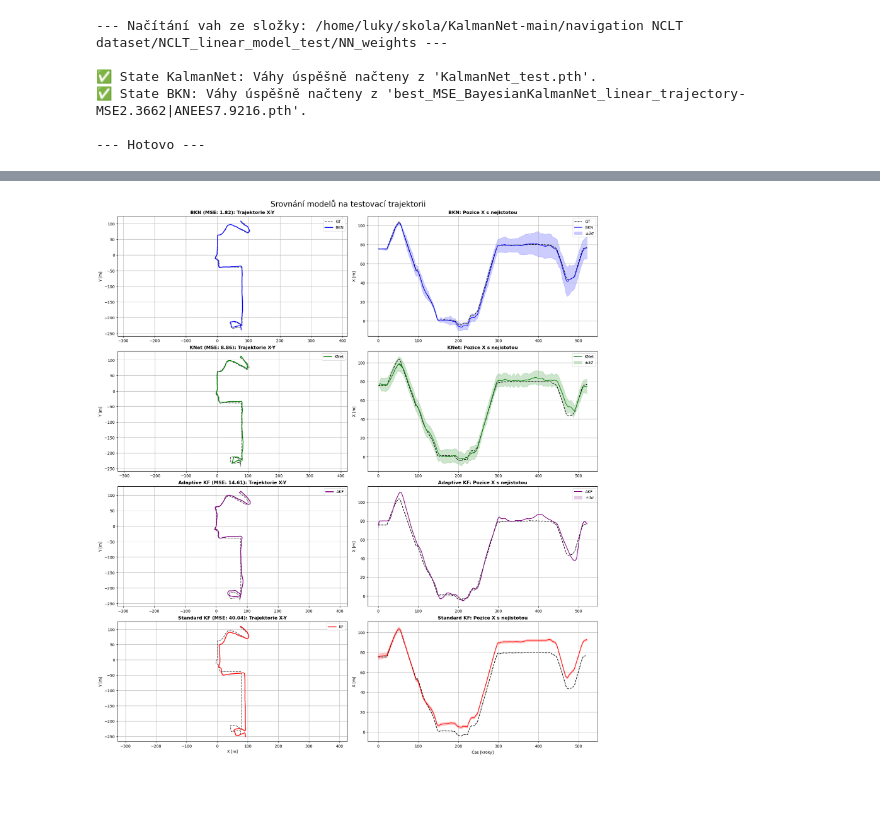
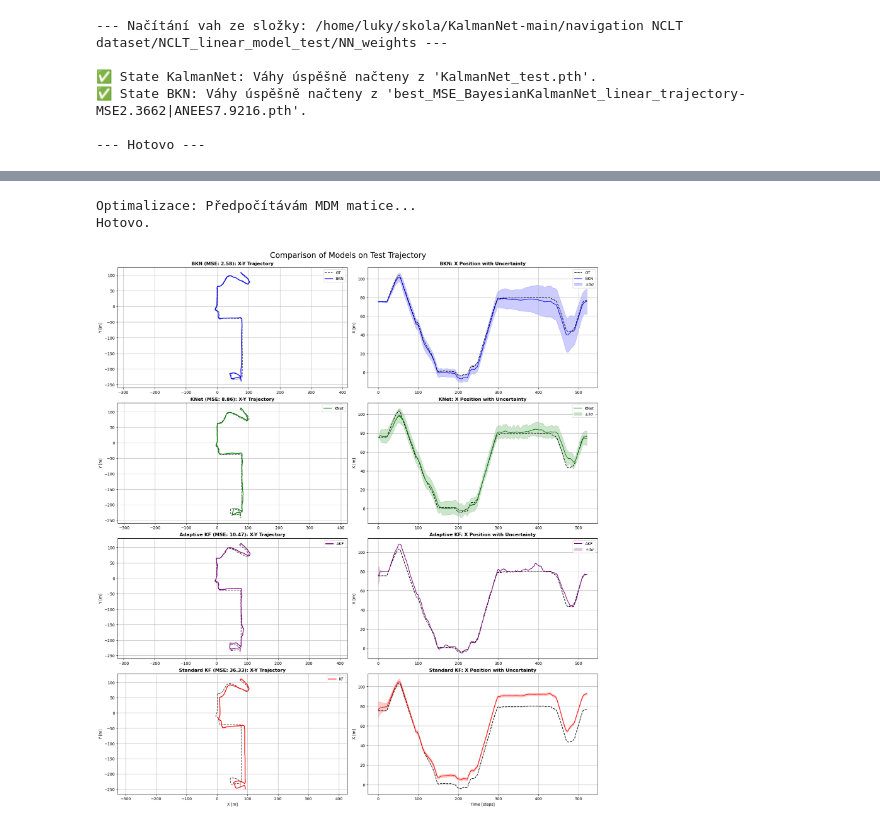
Before and after one commit to Lukas-Kozel/KalmanNet-for-state-estimation, a Jupyter notebook: navigation NCLT dataset/NCLT_linear_model_test/full_test_Linear_velocity_integration.ipynb, the cells around one changed output, grey strips where cells are left out. Drawn from its saved outputs; the diff is of its cells as text; code cells hidden in the pictures; blank space fills up the shorter version.

```diff
--- a/navigation NCLT dataset/NCLT_linear_model_test/full_test_Linear_velocity_integration.ipynb
+++ b/navigation NCLT dataset/NCLT_linear_model_test/full_test_Linear_velocity_integration.ipynb
@@ -224,8 +228,8 @@ H_design = torch.eye(n).float()
 # 4. Šum procesu (Q) - OPTIMALIZOVÁNO
 # ==========================================
 # Hodnota z Optuny (MSE ~760)
-q_scale = 0.00006806
-
+# q_scale = 0.00006806
+q_scale = 0.00013203
 # Používáme kinematický model (Discrete White Noise Acceleration),
 # který byl použit v optimalizačním skriptu.
 # Blok pro jednu dimenzi (pozice + rychlost):
@@ -242,8 +246,11 @@ Q_design = torch.block_diag(Q_block_val, Q_block_val).float()
 # 5. Šum měření (R) - OPTIMALIZOVÁNO
 # ==========================================
 # Hodnoty z Optuny
-var_gps = 38.370833  # Vysoká nedůvěra v GPS (odpovídá realitě NCLT)
-var_odo = 0.000560   # Extrémní důvěra v Odometrii
+# var_gps = 38.370833  # Vysoká nedůvěra v GPS (odpovídá realitě NCLT)
+# var_odo = 0.000560   # Extrémní důvěra v Odometrii
+var_gps = 39.321669
+var_odo = 0.00057
+
 
 # Pořadí stavů: [Pos_X, Vel_X, Pos_Y, Vel_Y]
 # Takže střídáme: [GPS, ODO, GPS, ODO]
@@ -256,7 +263,7 @@ R_design = torch.tensor([
 
 # 6. Počáteční podmínky
 m1x_0 = torch.zeros(m, 1).float()
-m2x_0 = torch.eye(m).float() * 1.0 # Zvýšena počáteční nejistota, aby se filtr rychleji chytil
+m2x_0 = torch.diag(torch.tensor([10.0, 1.0, 10.0, 1.0])) # Velká nejistota v pozici, menší v rychlosti
 
 print("\nInicializuji systém dle OPTIMALIZOVANÝCH parametrů (NCLT)...")
 print(f"Dimenze stavu: {m}, Dimenze měření: {n}")
@@ -527,7 +534,7 @@ from utils import utils # Tvůj modul pro ANEES
 # ==============================================================================
 # 0. KONFIGURACE
 # ==============================================================================
-J_SAMPLES = 5  # Počet vzorků pro Monte Carlo Dropout (Ensemble)
+J_SAMPLES = 100  # Počet vzorků pro Monte Carlo Dropout (Ensemble)
 
 # 1. Příprava BKN modelu (Bayesian)
 try:
@@ -555,8 +562,9 @@ ekf_filter = Filters.ExtendedKalmanFilter(sys_model)
 ukf_filter = Filters.UnscentedKalmanFilter(sys_model)
 # pf_filter = Filters.ParticleFilter(sys_model, num_particles=1000000) # Sníženo pro rychlost
 # apf_filter = Filters.VectorizedAuxiliaryParticleFilter(sys_model, num_particles=500000) # Sníženo pro rychlost
-akf_filter = Filters.StructuredAdaptiveKalmanFilter(sys_model, mdm_L=3, mdm_version=1, forgetting_factor=0.98)
-pf_filter = Filters.VectorizedParticleFilter(sys_model, num_particles=5000000) # Sníženo pro rychlost
+akf_filter = Filters.FastAdaptiveKalmanFilter(sys_model, mdm_L=4, mdm_version=1, forgetting_factor=1.0)
+
+pf_filter = Filters.VectorizedParticleFilter(sys_model, num_particles=1000000) # Sníženo pro rychlost
 kf_filter = Filters.KalmanFilter(sys_model)
 
 # ==============================================================================
@@ -860,12 +872,12 @@ mse_bkn = np.mean((bkn_est_np[1:] - gt_np[1:])**2)
 mse_akf = np.mean((akf_est_np[1:] - gt_np[1:])**2)
 mse_kf = np.mean((kf_est_np[1:] - gt_np[1:])**2)
 
-fig.suptitle(f"Srovnání modelů na testovací trajektorii", fontsize=20)
+fig.suptitle(f"Comparison of Models on Test Trajectory", fontsize=20)
 
 # --- ŘÁDEK 1: Bayesian KalmanNet ---
 axs[0, 0].plot(gt_np[:, 0], gt_np[:, 2], 'k--', label='GT', alpha=0.7)
 axs[0, 0].plot(bkn_est_np[:, 0], bkn_est_np[:, 2], 'b-', linewidth=2, label='BKN')
-axs[0, 0].set_title(f"BKN (MSE: {mse_bkn:.2f}): Trajektorie X-Y", fontweight='bold')
+axs[0, 0].set_title(f"BKN (MSE: {mse_bkn:.2f}): X-Y Trajectory", fontweight='bold')
 axs[0, 0].set_ylabel("Y [m]")
 axs[0, 0].legend()
 axs[0, 0].grid(True)
@@ -877,7 +889,7 @@ axs[0, 1].fill_between(time_steps,
                        bkn_est_np[:, 0] - 3*bkn_std_np[:, 0],
                        bkn_est_np[:, 0] + 3*bkn_std_np[:, 0],
                        color='blue', alpha=0.2, label='$\pm 3\sigma$')
-axs[0, 1].set_title("BKN: Pozice X s nejistotou", fontweight='bold')
+axs[0, 1].set_title("BKN: X Position with Uncertainty", fontweight='bold')
 axs[0, 1].set_ylabel("X [m]")
 axs[0, 1].legend()
 axs[0, 1].grid(True)
@@ -887,7 +899,7 @@ if knet_est_np is not None:
     mse_knet = np.mean((knet_est_np[1:] - gt_np[1:])**2)
     axs[1, 0].plot(gt_np[:, 0], gt_np[:, 2], 'k--', alpha=0.7)
     axs[1, 0].plot(knet_est_np[:, 0], knet_est_np[:, 2], 'g-', linewidth=2, label='KNet')
-    axs[1, 0].set_title(f"KNet (MSE: {mse_knet:.2f}): Trajektorie X-Y", fontweight='bold')
+    axs[1, 0].set_title(f"KNet (MSE: {mse_knet:.2f}): X-Y Trajectory", fontweight='bold')
     axs[1, 0].set_ylabel("Y [m]")
     axs[1, 0].legend()
     axs[1, 0].grid(True)
@@ -899,7 +911,7 @@ if knet_est_np is not None:
                            knet_est_np[:, 0] - 3*knet_std_np[:, 0],
                            knet_est_np[:, 0] + 3*knet_std_np[:, 0],
                            color='green', alpha=0.2, label='$\pm 3\sigma$')
-    axs[1, 1].set_title("KNet: Pozice X s nejistotou", fontweight='bold')
+    axs[1, 1].set_title("KNet: X Position with Uncertainty", fontweight='bold')
     axs[1, 1].set_ylabel("X [m]")
     axs[1, 1].legend()
     axs[1, 1].grid(True)
@@ -907,7 +919,7 @@ if knet_est_np is not None:
 # --- ŘÁDEK 3: Adaptive KF (AKF) - NOVÉ ---
 axs[2, 0].plot(gt_np[:, 0], gt_np[:, 2], 'k--', alpha=0.7)
 axs[2, 0].plot(akf_est_np[:, 0], akf_est_np[:, 2], color='purple', linewidth=2, label='AKF')
-axs[2, 0].set_title(f"Adaptive KF (MSE: {mse_akf:.2f}): Trajektorie X-Y", fontweight='bold')
+axs[2, 0].set_title(f"Adaptive KF (MSE: {mse_akf:.2f}): X-Y Trajectory", fontweight='bold')
 axs[2, 0].set_ylabel("Y [m]")
 axs[2, 0].legend()
 axs[2, 0].grid(True)
@@ -916,38 +928,40 @@ axs[2, 0].axis('equal')
 axs[2, 1].plot(time_steps, gt_np[:, 0], 'k--')
 axs[2, 1].plot(time_steps, akf_est_np[:, 0], color='purple', label='AKF')
 axs[2, 1].fill_between(time_steps,
                        akf_est_np[:, 0] - 3*akf_std_np[:, 0],
                        akf_est_np[:, 0] + 3*akf_std_np[:, 0],
                        color='purple', alpha=0.2, label='$\pm 3\sigma$')
-axs[2, 1].set_title("Adaptive KF: Pozice X s nejistotou", fontweight='bold')
+axs[2, 1].set_title("Adaptive KF: X Position with Uncertainty", fontweight='bold')
 axs[2, 1].set_ylabel("X [m]")
 axs[2, 1].legend()
 axs[2, 1].grid(True)
 
 # --- ŘÁDEK 4: Standard KF ---
 axs[3, 0].plot(gt_np[:, 0], gt_np[:, 2], 'k--', alpha=0.7)
 axs[3, 0].plot(kf_est_np[:, 0], kf_est_np[:, 2], 'r-', linewidth=2, label='KF')
-axs[3, 0].set_title(f"Standard KF (MSE: {mse_kf:.2f}): Trajektorie X-Y", fontweight='bold')
+axs[3, 0].set_title(f"Standard KF (MSE: {mse_kf:.2f}): X-Y Trajectory", fontweight='bold')
 axs[3, 0].set_xlabel("X [m]")
 axs[3, 0].set_ylabel("Y [m]")
 axs[3, 0].legend()
 axs[3, 0].grid(True)
 axs[3, 0].axis('equal')
 
 axs[3, 1].plot(time_steps, gt_np[:, 0], 'k--')
 axs[3, 1].plot(time_steps, kf_est_np[:, 0], 'r-', label='KF')
 axs[3, 1].fill_between(time_steps,
                        kf_est_np[:, 0] - 3*kf_std_np[:, 0],
                        kf_est_np[:, 0] + 3*kf_std_np[:, 0],
                        color='red', alpha=0.2, label='$\pm 3\sigma$')
-axs[3, 1].set_title("Standard KF: Pozice X s nejistotou", fontweight='bold')
-axs[3, 1].set_xlabel("Čas [kroky]")
+axs[3, 1].set_title("Standard KF: X Position with Uncertainty", fontweight='bold')
+axs[3, 1].set_xlabel("Time [steps]")
 axs[3, 1].set_ylabel("X [m]")
 axs[3, 1].grid(True)
 
 plt.show()
 # %% [output]
+Optimalizace: Předpočítávám MDM matice...
+Hotovo.
-[figure, old version]
+[figure, new version]
 # %%
 import matplotlib.pyplot as plt
 import numpy as np
```
Also changed, not shown: parts of 8 cells of this notebook, 13 other files.
